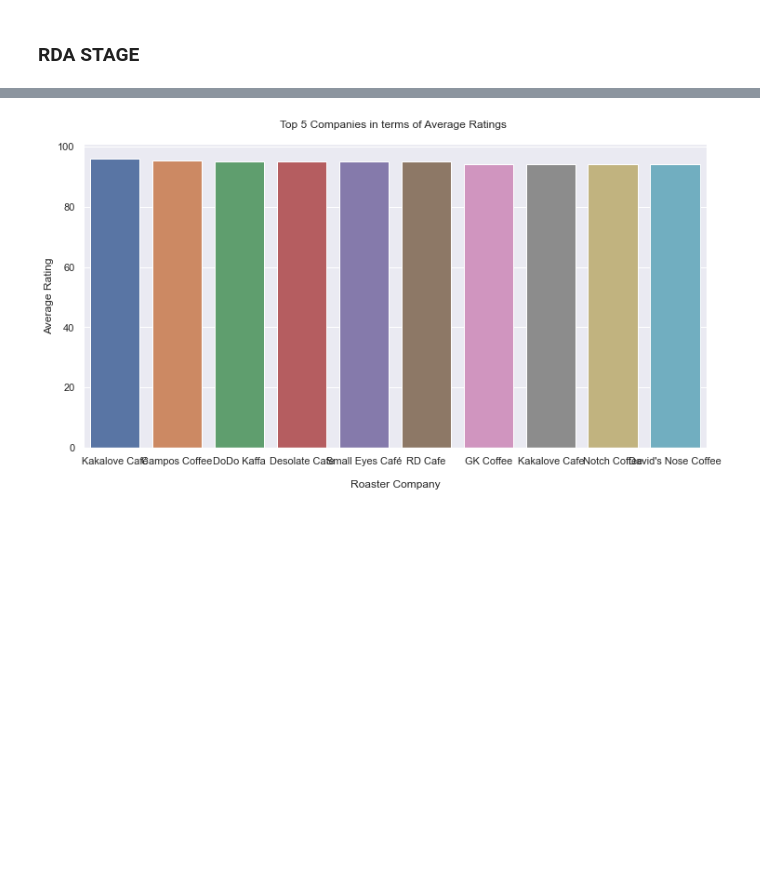
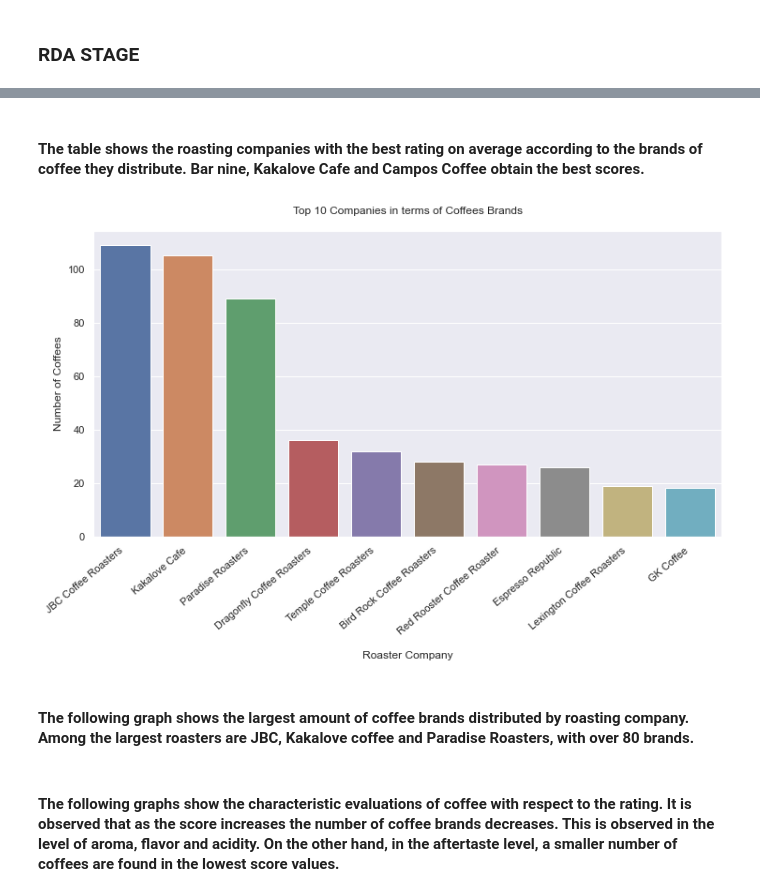
Before and after one commit to fernando-arancibia/Coffee-Roaster-Review-Data-Scrapping-Data-Analysis-and-Streamlit-Dashboard-, a Jupyter notebook: scripts/Review_Cleaning_and_Descriptive_analisis.ipynb, the cells around one changed output, grey strips where cells are left out. Saved outputs shown, nothing was run; the diff lists cells and outputs as text; code cells hidden in the pictures; blank space fills up the shorter version.

```diff
--- a/scripts/Review_Cleaning_and_Descriptive_analisis.ipynb
+++ b/scripts/Review_Cleaning_and_Descriptive_analisis.ipynb
@@ -491,2 +411,5 @@ df.drop(['unit_g'], axis=1, inplace=True)
+# %%
+### reation of a new df from the generated list
+df_loc = pd.DataFrame(location_list)
 # %% [markdown]
  ### Dealing with NaN
@@ -509,2 +415,0 @@ df.isna()
-# %%
-df=df.dropna(0)   # drop rows with nan values
@@ -533,2 +415,0 @@ memory usage: 39.8+ KB
-# %%
-df.drop(['currency'], axis=1, inplace=True)#drop price to
@@ -678,3 +416,12 @@ df.describe()
+# %%
+###dropping the unused columns from the new dataframe
+df_loc= df_loc.drop(columns=['licence', 'osm_type', 'boundingbox','place_id', 'osm_id', 'class', 'type', 'importance', 'icon'])
+###merging of coffee and coordinates data frames to become one
+df=df.join(df_loc, how='outer')
+###obtaining only the data that are not null in the rating and display name columns
+df = df[df['Rating'].notna()]
+df = df[df['display_name'].notna()]
+df=df.dropna(subset=['Rating'])
 # %% [markdown]
  # Check Normality visually
 # %% [markdown]
@@ -748,11 +540,23 @@ d2
+# %% [markdown]
+#### The table shows the roasting companies with the best rating on average according to the brands of coffee they distribute. Bar nine, Kakalove Cafe and Campos Coffee obtain the best scores.
 # %%
+### Top companies in terms of coffee in this dataset
+d = df['Roaster'].value_counts().sort_values(ascending=False).head(10)
+d = pd.DataFrame(d)
+d = d.reset_index() # dataframe with top companies
+
 # Plotting
 sns.set()
-plt.figure(figsize=(12, 6))
-sns.barplot(x='Roaster', y='Rating', data=d2)
+plt.figure(figsize=(12,6))
+sns.barplot(x='index', y='Roaster', data=d)
 plt.xlabel("\nRoaster Company")
-plt.ylabel("Average Rating")
-plt.title("Top 5 Companies in terms of Average Ratings \n")
+plt.ylabel("Number of Coffees")
+plt.xticks(rotation=40, ha="right")
+plt.title("Top 10 Companies in terms of Coffees Brands\n")
 plt.show()
 # %% [output]
-[figure, old version]
+[figure, new version]
+# %% [markdown]
+#### The following graph shows the largest amount of coffee brands distributed by roasting company. Among the largest roasters are JBC, Kakalove coffee and Paradise Roasters, with over 80 brands.
+# %% [markdown]
+#### The following graphs show the characteristic evaluations of coffee with respect to the rating. It is observed that as the score increases the number of coffee brands decreases. This is observed in the level of aroma, flavor and acidity. On the other hand, in the aftertaste level, a smaller number of coffees are found in the lowest score values.
```
Also changed, not shown: parts of 135 cells of this notebook, 1 other file.
